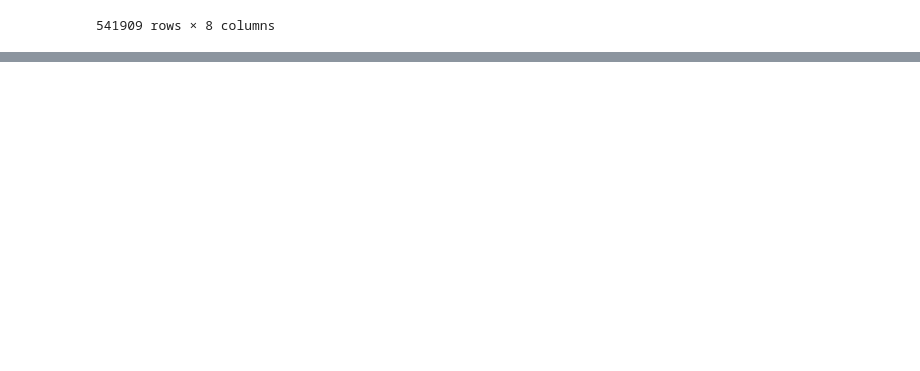
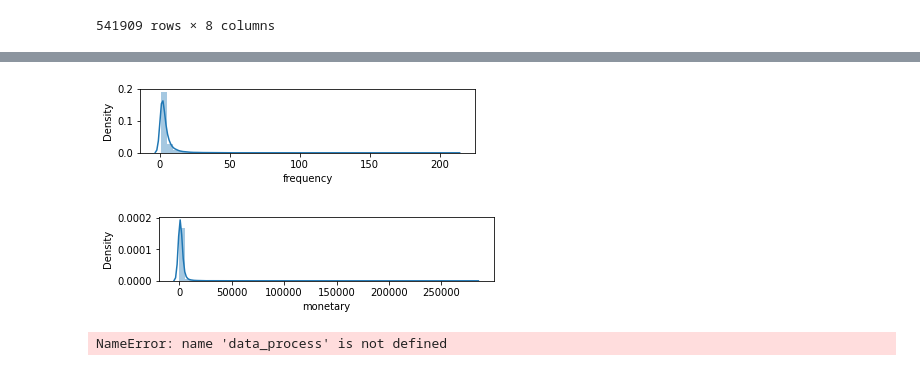
Before and after one commit to alicebalayan/Shopping-Prediction, a Jupyter notebook: notebook.ipynb, the cells around one changed output, grey strips where cells are left out. Cells and saved outputs as stored; diff of their text form; code cells hidden in the pictures; blank space fills up the shorter version.

```diff
--- a/notebook.ipynb
+++ b/notebook.ipynb
@@ -80,0 +110,26 @@ f.close()
+# %%
+# Plot distribution of F
+plt.subplot(3, 1, 2); sns.distplot(rfm_values['frequency'])
+plt.show()
+# %% [output]
+[figure, added]
+# %%
+# Plot distribution of M
+plt.subplot(3, 1, 3); sns.distplot(rfm_values['monetary'])
+# Show the plot
+plt.show()
+# %% [output]
+[figure, added]
+# %%
+# --Calculate R and F groups--
+# Create labels for Recency and Frequency
+r_labels = range(4, 0, -1); f_labels = range(1, 5)
+# Assign these labels to 4 equal percentile groups
+r_groups = pd.qcut(rfm_values['recency'], q=4, labels=r_labels)
+# Assign these labels to 4 equal percentile groups
+f_groups = pd.qcut(rfm_values['frequency'].unique(), q=4, labels=f_labels)
+# Create new columns R and F
+data_process = rfm_values.assign(R = r_groups.values, F = f_groups.values)
+data_process.head()
+# %% [output]
+NameError: name 'data_process' is not defined
```
Also changed, not shown: parts of 6 cells of this notebook.
